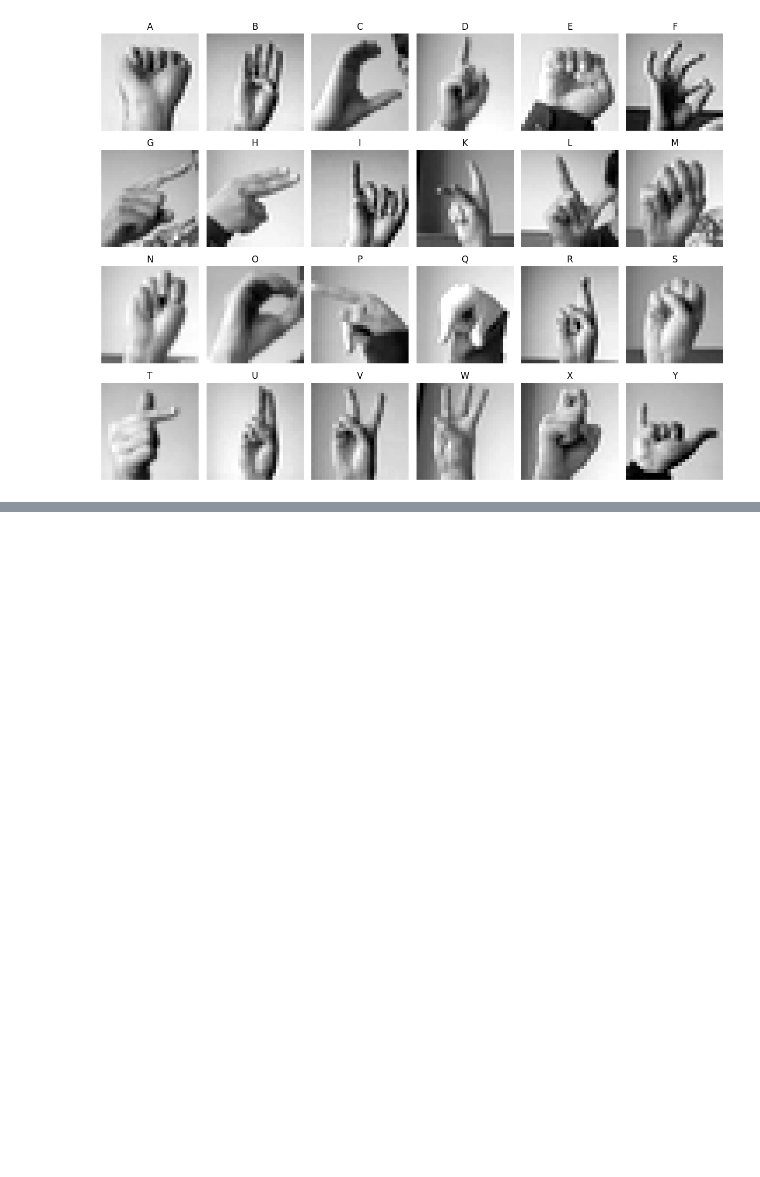
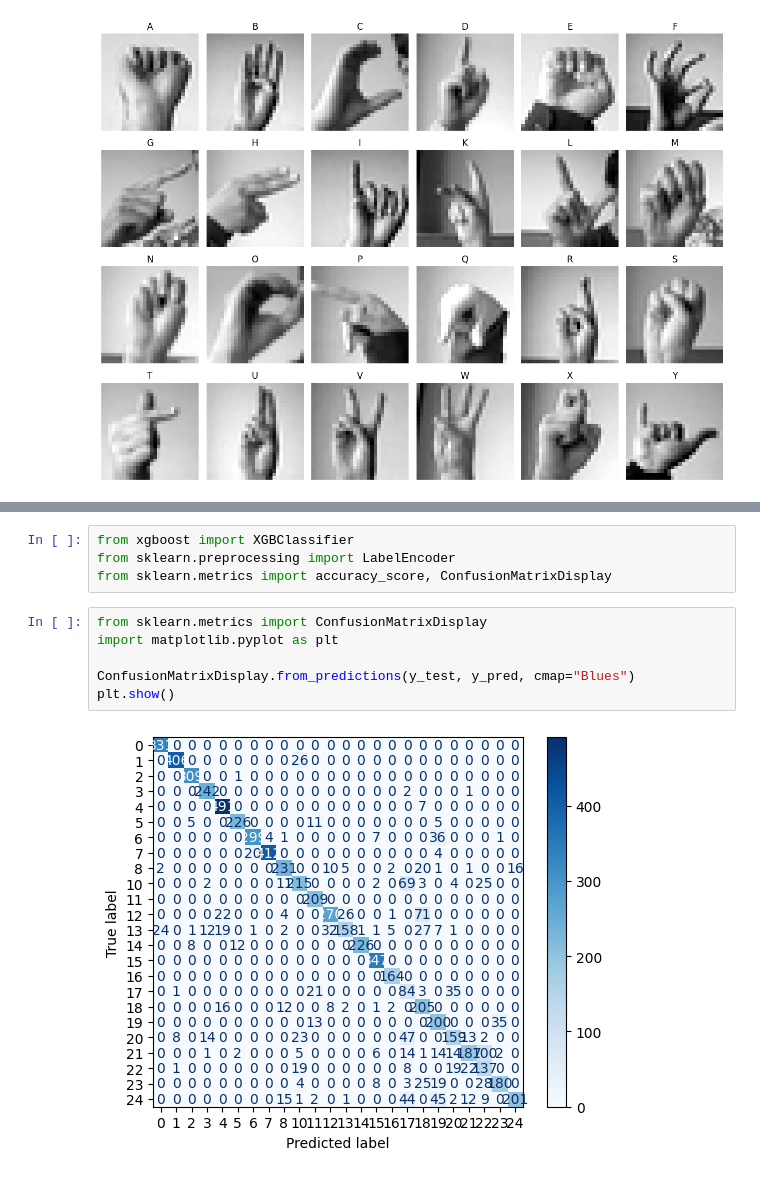
Before and after one commit to bdipesh3045/Data-Science-project-AI-Class-, a Jupyter notebook: main2.ipynb, the cells around one changed output, grey strips where cells are left out. Saved outputs shown, nothing was run; the diff lists cells and outputs as text; blank space fills up the shorter version.

Commit message:
XGBOOST

```diff
--- a/main2.ipynb
+++ b/main2.ipynb
@@ -82,0 +113,12 @@ plt.show()
+# %%
+from xgboost import XGBClassifier
+from sklearn.preprocessing import LabelEncoder
+from sklearn.metrics import accuracy_score, ConfusionMatrixDisplay
+# %%
+from sklearn.metrics import ConfusionMatrixDisplay
+import matplotlib.pyplot as plt
+
+ConfusionMatrixDisplay.from_predictions(y_test, y_pred, cmap="Blues")
+plt.show()
+# %% [output]
+[figure, added]
```
Also changed, not shown: parts of 4 cells of this notebook.
